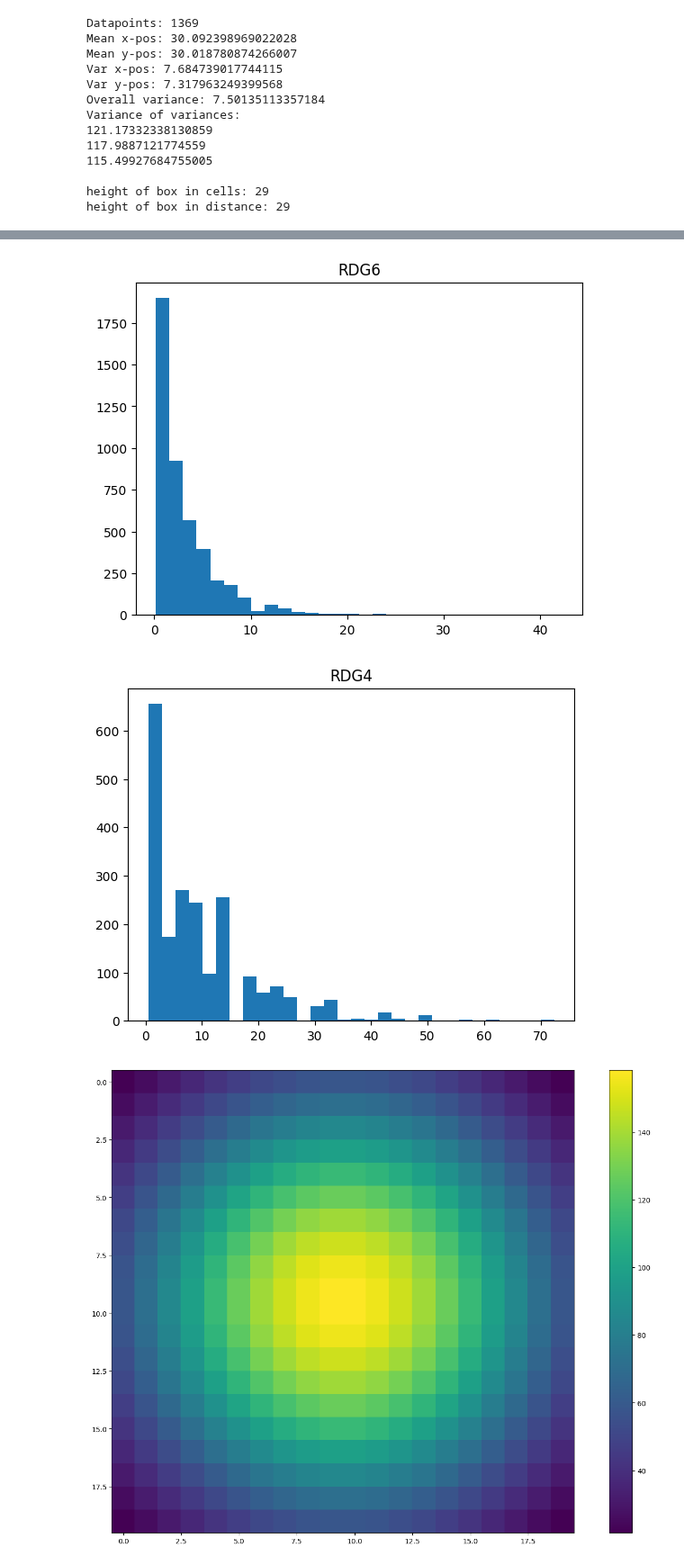
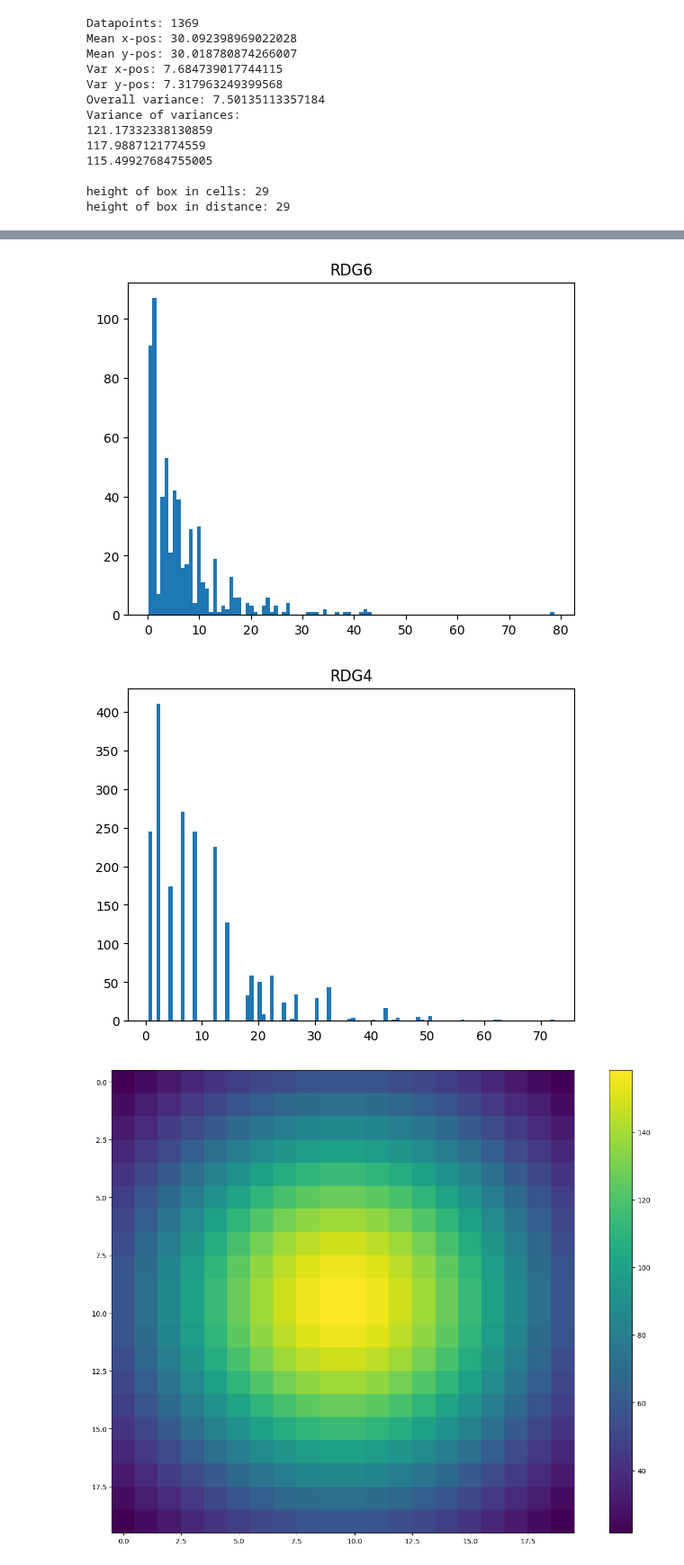
Before and after one commit to g-nilsson/spatial_discretizations_impact_on_simulations, a Jupyter notebook: stat_analysis.ipynb, the cells around one changed output, grey strips where cells are left out. Shown at 90% size. Cells and saved outputs as stored; diff of their text form; code cells hidden in the pictures.

```diff
--- a/stat_analysis.ipynb
+++ b/stat_analysis.ipynb
@@ -389,7 +401,7 @@ print(f"RDG4: {target_width}x{target_width}x{int(target_width*np.sqrt(2)//2)}  -
 print(f"RDG6: {target_width}x{int(target_width*2*np.sqrt(3)/3)}x{int(target_width*np.sqrt(2)//(2*np.sqrt(3)))}  ->  ({target_width}x{round(int(target_width*2*np.sqrt(3)/3)*3/(2*np.sqrt(3)), 2)}x{round(int(target_width*np.sqrt(2)//(2*np.sqrt(3)))*np.sqrt(3)/np.sqrt(2), 2)})")
 
 
-target_height = 15
+target_height = 10
 
 print("Cell dimensions:")
 print(f"Cube: {target_height*2}x{target_height*2}x{target_height}  ->  ({target_height*2}x{target_height*2}x{target_height})")
@@ -518,0 +544,41 @@ plt.show()
+# %%
+# Variance plot, matched with similar box heights (in sdu's)
+target_heights = [10, 15, 20, 25]
+
+RDG4_heights = target_heights[:]
+RDG6_heights = target_heights[:]
+variances = {"Cube": [], "RDG4": [], "RDG6": []}
+lower_bounds = {"Cube": [], "RDG4": [], "RDG6": []}
+upper_bounds = {"Cube": [], "RDG4": [], "RDG6": []}
+
+for target_height in target_heights:
+    for grid_type in ["Cube", "RDG4", "RDG6"]:
+        print(target_height)
+        results = calc_variance(target_height, 6, 0.001, grid_type, N_is_cellcount=True)
+        variances[grid_type].append(results[0])
+        lower_bounds[grid_type].append(results[1])
+        upper_bounds[grid_type].append(results[2])
+
+
+whisker_width=0.5
+plt.scatter(target_heights, variances["Cube"], color="red", label="Cube")
+for i in range(len(target_heights)):
+    plt.plot([target_heights[i], target_heights[i]], [lower_bounds["Cube"][i], upper_bounds["Cube"][i]], color="red")
+    plt.plot([target_heights[i]-whisker_width/2, target_heights[i]+whisker_width/2], [lower_bounds["Cube"][i], lower_bounds["Cube"][i]], color="red")
+    plt.plot([target_heights[i]-whisker_width/2, target_heights[i]+whisker_width/2], [upper_bounds["Cube"][i], upper_bounds["Cube"][i]], color="red")
+plt.scatter(RDG4_heights, variances["RDG4"], color = "green", label="RDG4")
+for i in range(len(target_heights)):
+    plt.plot([RDG4_heights[i], RDG4_heights[i]], [lower_bounds["RDG4"][i], upper_bounds["RDG4"][i]], color="green")
+    plt.plot([RDG4_heights[i]-whisker_width/2, RDG4_heights[i]+whisker_width/2], [lower_bounds["RDG4"][i], lower_bounds["RDG4"][i]], color="green")
+    plt.plot([RDG4_heights[i]-whisker_width/2, RDG4_heights[i]+whisker_width/2], [upper_bounds["RDG4"][i], upper_bounds["RDG4"][i]], color="green")
+plt.scatter(RDG6_heights, variances["RDG6"], color = "purple", label="RDG6")
+for i in range(len(target_heights)):
+    plt.plot([RDG6_heights[i], RDG6_heights[i]], [lower_bounds["RDG6"][i], upper_bounds["RDG6"][i]], color="purple")
+    plt.plot([RDG6_heights[i]-whisker_width/2, RDG6_heights[i]+whisker_width/2], [lower_bounds["RDG6"][i], lower_bounds["RDG6"][i]], color="purple")
+    plt.plot([RDG6_heights[i]-whisker_width/2, RDG6_heights[i]+whisker_width/2], [upper_bounds["RDG6"][i], upper_bounds["RDG6"][i]], color="purple")
+plt.xticks(target_heights)
+plt.xlabel("Height of simulation box in number of cells")
+plt.ylabel("Variance of strike positions")
+plt.grid()
+plt.legend()
+plt.show()
@@ -524,7 +609,7 @@ for grid_type in grid_types:
 
     all_errors = calc_variance(target_height, 6, 0.001, grid_type)[7]
 
-    plt.hist(all_errors, bins=30)
+    plt.hist(all_errors, bins=100)
     plt.title(grid_type)
     plt.show()
 # %% [output]
@@ -532,5 +617,5 @@ for grid_type in grid_types:
-[figure, old version]
+[figure, new version]
-[figure, old version]
+[figure, new version]
 # %%
 
 from scipy.stats import multivariate_normal
```
Also changed, not shown: parts of 8 cells of this notebook, 42 other files.
